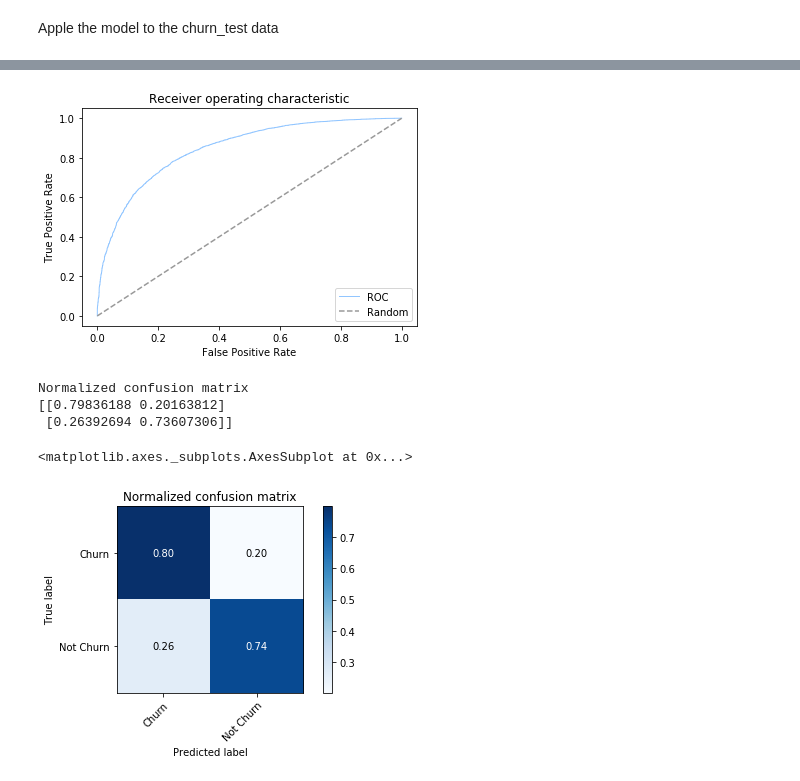
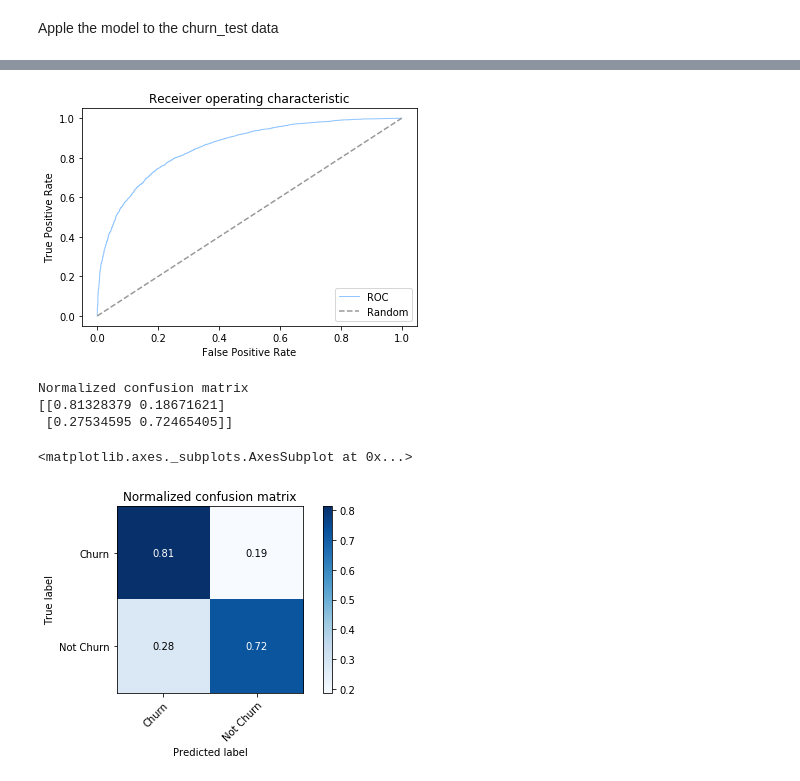
Before and after one commit to karensheng/Churning_Prediction, a Jupyter notebook: Churning_Modeling.ipynb, the cells around one changed output, grey strips where cells are left out. Drawn from its saved outputs; the diff is of its cells as text; code cells hidden in the pictures.

Commit message:
retrained model, calculated F1 score

```diff
--- a/Churning_Modeling.ipynb
+++ b/Churning_Modeling.ipynb
@@ -333,0 +341,11 @@ feat_importance(best_gdbr_model_4)
+# %%
+# impute missing ratings, no oversampling
+
+X_train, y_train = churnpipe('churn_train.csv', split = False)
+names = list(X_train.columns)
+print("Before OverSampling, counts of label '1': {}".format(sum(y_train==1)))
+print("Before OverSampling, counts of label '0': {} \n".format(sum(y_train==0)))
+
+best_gdbr_model_final = mod_opt(X_train,y_train)
+
+evaluate_model(best_gdbr_model_final, X_train, y_train)
@@ -334,10 +380,7 @@ feat_importance(best_gdbr_model_4)
 # %% [markdown]
 Apple the model to the churn_test data
 # %%
-X,y = churnpipe('churn_test.csv', split=False, test_size=0.33, random_state=777)
-evaluate_model(best_gdbr_model_1, X, y)
+X,y = churnpipe('churn_test.csv', split=False)
+evaluate_model(best_gdbr_model_final, X, y)
 print()
-
-X,y = churnpipe('churn_test.csv', split=False, test_size=0.33, random_state=777)
-evaluate_model(best_gdbr_model_2, X, y)
 # %% [output]
@@ -351,7 +390,0 @@ Recall Score: 0.8595054592164418
-# %%
-X,y = churnpipe('churn_test.csv', split=False, impute = False,test_size=0.33, random_state=777)
-evaluate_model(best_gdbr_model_3, X, y)
-print()
-
-X,y = churnpipe('churn_test.csv', split=False, impute = False,test_size=0.33, random_state=777)
-evaluate_model(best_gdbr_model_4, X, y)
@@ -366,6 +391,5 @@ Recall Score: 0.8604688503532434
 # %%
-X,y = churnpipe('churn_test.csv', split=False, impute = False,test_size=0.33, random_state=777)
-y_prob = best_gdbr_model_3.predict_proba(X)
+y_prob = best_gdbr_model_final.predict_proba(X)
 fpr, tpr, thresholds = roc_curve(y, y_prob[:,1])
 roc_auc = auc(fpr, tpr)
 plt.plot(fpr, tpr, lw=1, label='ROC')
@@ -378,16 +402,16 @@ plt.title('Receiver operating characteristic')
 plt.legend(loc="lower right")
 plt.show();
 # %% [output]
-[figure, old version]
+[figure, new version]
 # %%
-y_pred = best_gdbr_model_3.predict(X)
+y_pred = best_gdbr_model_final.predict(X)
 plot_confusion_matrix(y, y_pred, classes=['Churn','Not Churn'],
                           normalize=True,
                           title=None,
                           cmap=plt.cm.Blues)
 # %% [output]
 Normalized confusion matrix
-[[0.79836188 0.20163812]
- [0.26392694 0.73607306]]
+[[0.81328379 0.18671621]
+ [0.27534595 0.72465405]]
 <matplotlib.axes._subplots.AxesSubplot at 0x...>
-[figure, old version]
+[figure, new version]
```
Also changed, not shown: parts of 18 cells of this notebook.
